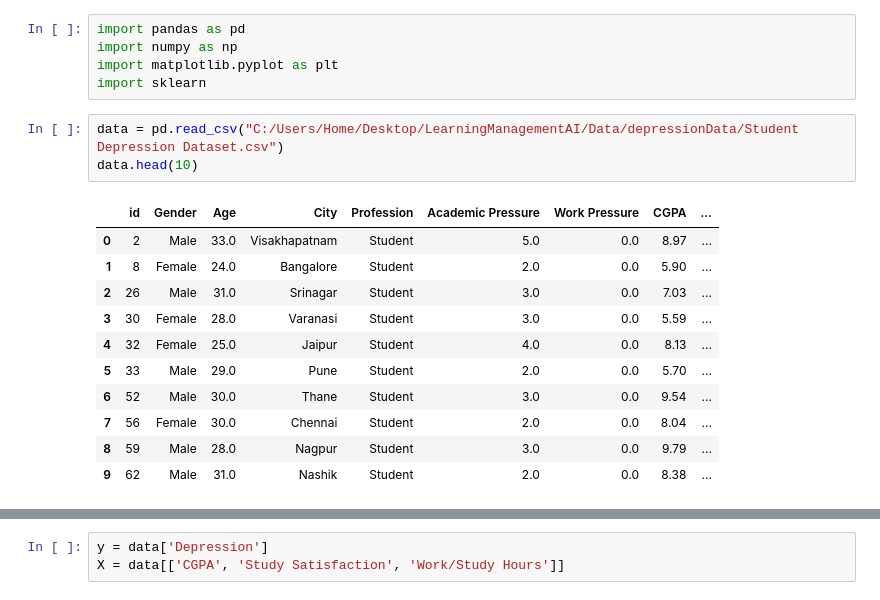
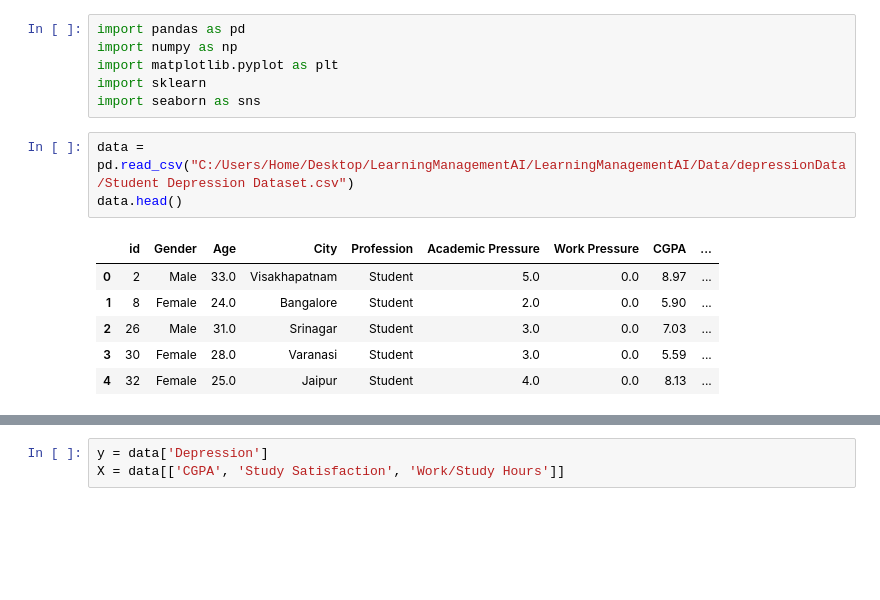
Before and after one commit to rodneymbasu254/LearningManagementAI, a Jupyter notebook: DepressionModel.ipynb, the cells around one changed output, grey strips where cells are left out. Cells and saved outputs as stored; diff of their text form; blank space fills up the shorter version.

```diff
--- a/DepressionModel.ipynb
+++ b/DepressionModel.ipynb
@@ -3,18 +3,14 @@ import pandas as pd
 import numpy as np
 import matplotlib.pyplot as plt
 import sklearn
+import seaborn as sns
 # %%
-data = pd.read_csv("C:/Users/Home/Desktop/LearningManagementAI/Data/depressionData/Student Depression Dataset.csv")
-data.head(10)
+data = pd.read_csv("C:/Users/Home/Desktop/LearningManagementAI/LearningManagementAI/Data/depressionData/Student Depression Dataset.csv")
+data.head()
 # %% [output]
 |  | id | Gender | Age | City | Profession | Academic Pressure | Work Pressure | CGPA | ... |
 | 0 | 2 | Male | 33.0 | Visakhapatnam | Student | 5.0 | 0.0 | 8.97 | ... |
 | 1 | 8 | Female | 24.0 | Bangalore | Student | 2.0 | 0.0 | 5.90 | ... |
 | 2 | 26 | Male | 31.0 | Srinagar | Student | 3.0 | 0.0 | 7.03 | ... |
 | 3 | 30 | Female | 28.0 | Varanasi | Student | 3.0 | 0.0 | 5.59 | ... |
 | 4 | 32 | Female | 25.0 | Jaipur | Student | 4.0 | 0.0 | 8.13 | ... |
-| 5 | 33 | Male | 29.0 | Pune | Student | 2.0 | 0.0 | 5.70 | ... |
-| 6 | 52 | Male | 30.0 | Thane | Student | 3.0 | 0.0 | 9.54 | ... |
-| 7 | 56 | Female | 30.0 | Chennai | Student | 2.0 | 0.0 | 8.04 | ... |
-| 8 | 59 | Male | 28.0 | Nagpur | Student | 3.0 | 0.0 | 9.79 | ... |
-| 9 | 62 | Male | 31.0 | Nashik | Student | 2.0 | 0.0 | 8.38 | ... |
```
Also changed, not shown: parts of 3 cells of this notebook.
